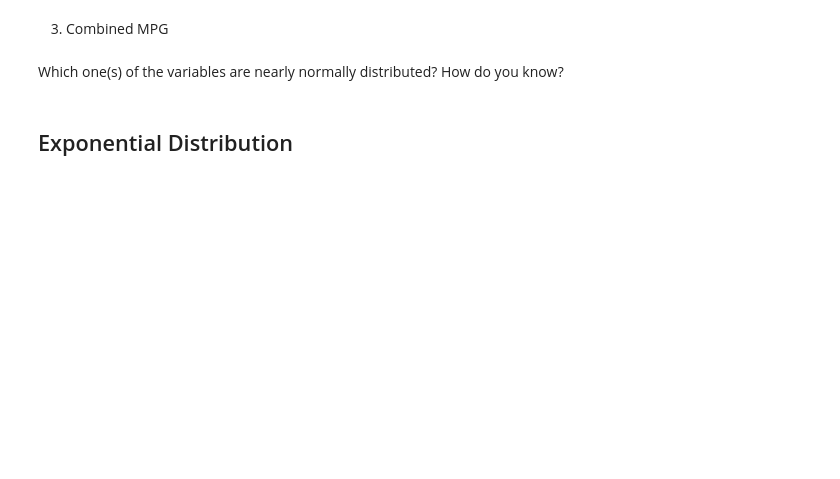
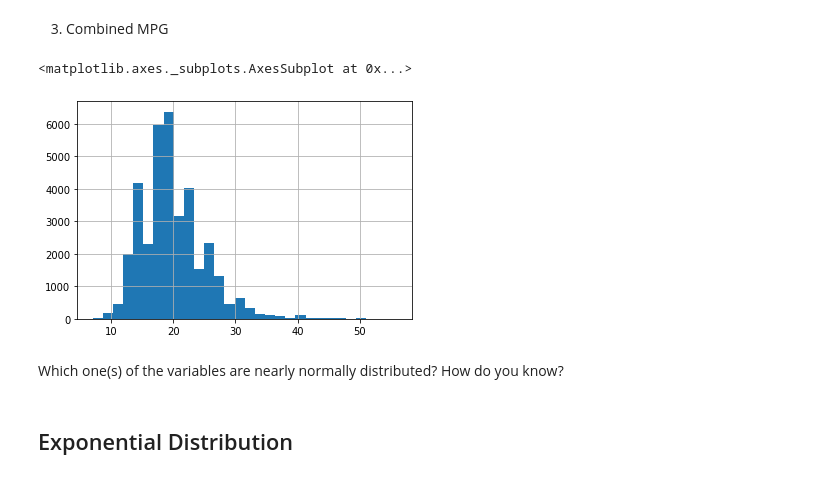
Before and after one commit to alinedebenath/ironhack-datalabs-dataparis0619-pt, a Jupyter notebook: module-2/lab-continuous-probability-distribution/your-code/main.ipynb, the cells around one changed output. Saved outputs shown, nothing was run; the diff lists cells and outputs as text; code cells hidden in the pictures; blank space fills up the shorter version.

```diff
--- a/module-2/lab-continuous-probability-distribution/your-code/main.ipynb
+++ b/module-2/lab-continuous-probability-distribution/your-code/main.ipynb
@@ -122,6 +133,10 @@ Then plot the histograms for the following variables:
 3. Combined MPG
 # %%
 # your code here
+data['Combined MPG'].hist(bins=30)
+# %% [output]
+<matplotlib.axes._subplots.AxesSubplot at 0x...>
+[figure, added]
 # %% [markdown]
 Which one(s) of the variables are nearly normally distributed? How do you know?
 # %%
```
Also changed, not shown: parts of 9 cells of this notebook, 4 other files.
